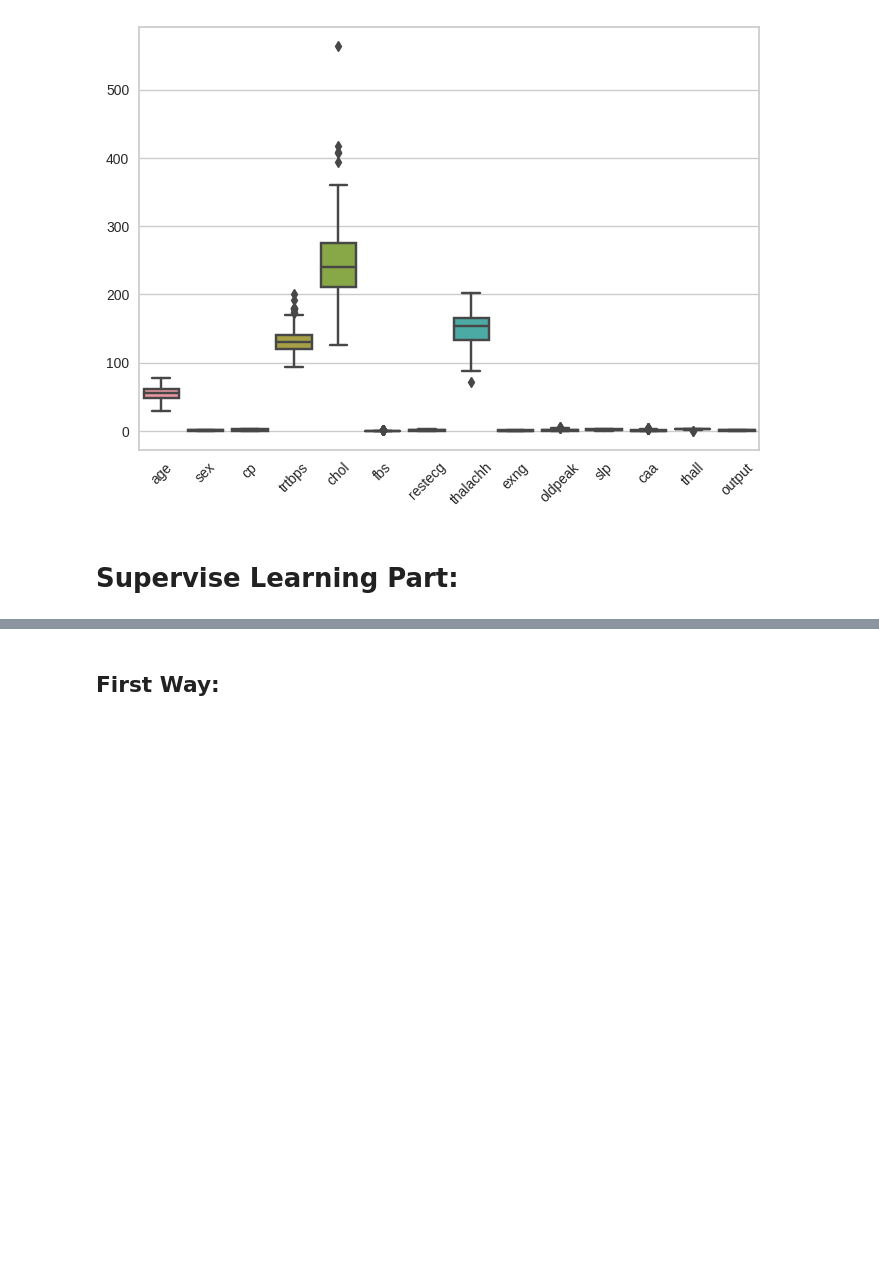
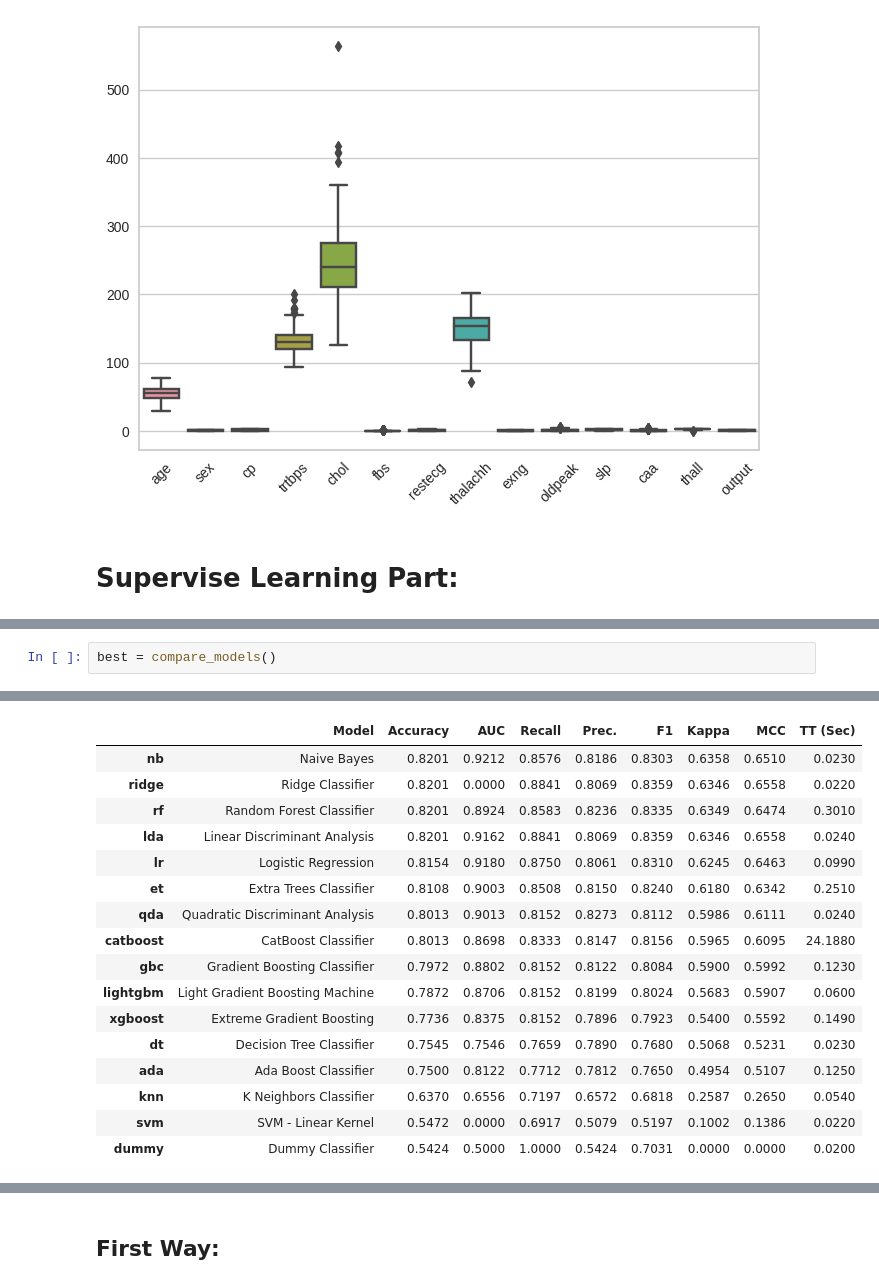
Before and after one commit to dc-neo/heart_attack_predict, a Jupyter notebook: Heart_Disease_Semi-Supervised.ipynb, the cells around one changed output, grey strips where cells are left out. Saved outputs shown, nothing was run; the diff lists cells and outputs as text; blank space fills up the shorter version.

Commit message:
added pycaret analysis as an alternative to XGB

```diff
--- a/Heart_Disease_Semi-Supervised.ipynb
+++ b/Heart_Disease_Semi-Supervised.ipynb
@@ -202,0 +351,3 @@ bx.set_xticklabels(bx.get_xticklabels(),rotation=45)
+# %%
+best = compare_models()
+# %% [output]
@@ -202,0 +355,17 @@ bx.set_xticklabels(bx.get_xticklabels(),rotation=45)
+|  | Model | Accuracy | AUC | Recall | Prec. | F1 | Kappa | MCC | TT (Sec) |
+| nb | Naive Bayes | 0.8201 | 0.9212 | 0.8576 | 0.8186 | 0.8303 | 0.6358 | 0.6510 | 0.0230 |
+| ridge | Ridge Classifier | 0.8201 | 0.0000 | 0.8841 | 0.8069 | 0.8359 | 0.6346 | 0.6558 | 0.0220 |
+| rf | Random Forest Classifier | 0.8201 | 0.8924 | 0.8583 | 0.8236 | 0.8335 | 0.6349 | 0.6474 | 0.3010 |
+| lda | Linear Discriminant Analysis | 0.8201 | 0.9162 | 0.8841 | 0.8069 | 0.8359 | 0.6346 | 0.6558 | 0.0240 |
+| lr | Logistic Regression | 0.8154 | 0.9180 | 0.8750 | 0.8061 | 0.8310 | 0.6245 | 0.6463 | 0.0990 |
+| et | Extra Trees Classifier | 0.8108 | 0.9003 | 0.8508 | 0.8150 | 0.8240 | 0.6180 | 0.6342 | 0.2510 |
+| qda | Quadratic Discriminant Analysis | 0.8013 | 0.9013 | 0.8152 | 0.8273 | 0.8112 | 0.5986 | 0.6111 | 0.0240 |
+| catboost | CatBoost Classifier | 0.8013 | 0.8698 | 0.8333 | 0.8147 | 0.8156 | 0.5965 | 0.6095 | 24.1880 |
+| gbc | Gradient Boosting Classifier | 0.7972 | 0.8802 | 0.8152 | 0.8122 | 0.8084 | 0.5900 | 0.5992 | 0.1230 |
+| lightgbm | Light Gradient Boosting Machine | 0.7872 | 0.8706 | 0.8152 | 0.8199 | 0.8024 | 0.5683 | 0.5907 | 0.0600 |
+| xgboost | Extreme Gradient Boosting | 0.7736 | 0.8375 | 0.8152 | 0.7896 | 0.7923 | 0.5400 | 0.5592 | 0.1490 |
+| dt | Decision Tree Classifier | 0.7545 | 0.7546 | 0.7659 | 0.7890 | 0.7680 | 0.5068 | 0.5231 | 0.0230 |
+| ada | Ada Boost Classifier | 0.7500 | 0.8122 | 0.7712 | 0.7812 | 0.7650 | 0.4954 | 0.5107 | 0.1250 |
+| knn | K Neighbors Classifier | 0.6370 | 0.6556 | 0.7197 | 0.6572 | 0.6818 | 0.2587 | 0.2650 | 0.0540 |
+| svm | SVM - Linear Kernel | 0.5472 | 0.0000 | 0.6917 | 0.5079 | 0.5197 | 0.1002 | 0.1386 | 0.0220 |
+| dummy | Dummy Classifier | 0.5424 | 0.5000 | 1.0000 | 0.5424 | 0.7031 | 0.0000 | 0.0000 | 0.0200 |
```
Also changed, not shown: parts of 15 cells of this notebook.
